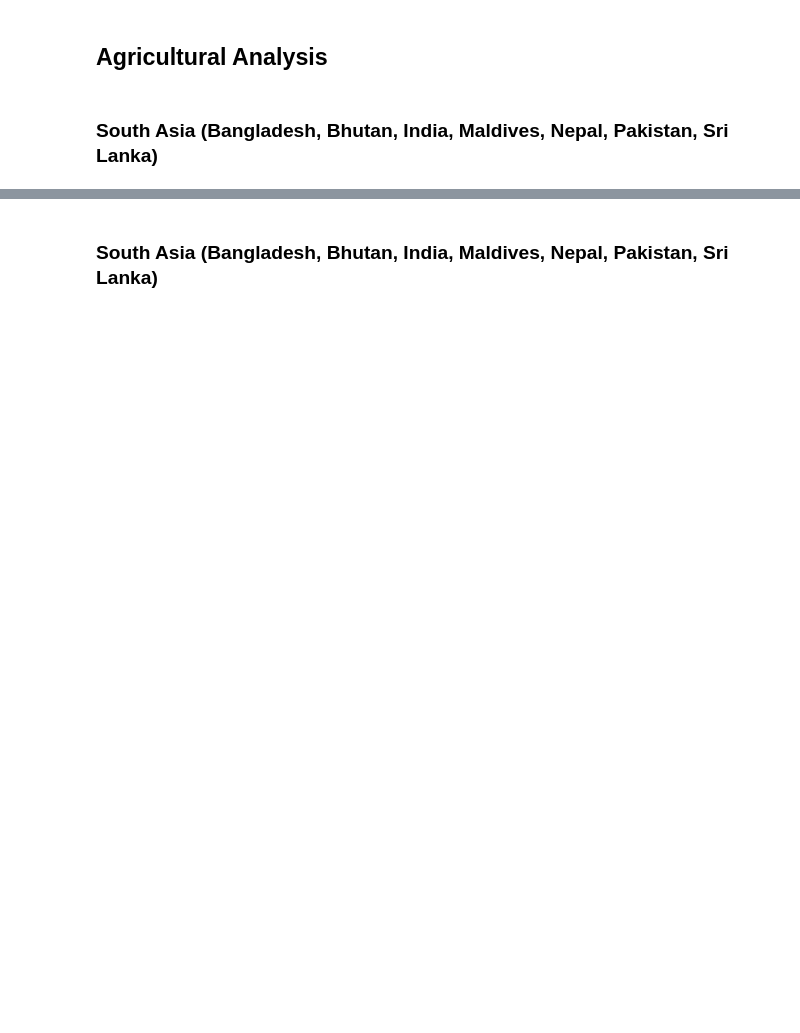
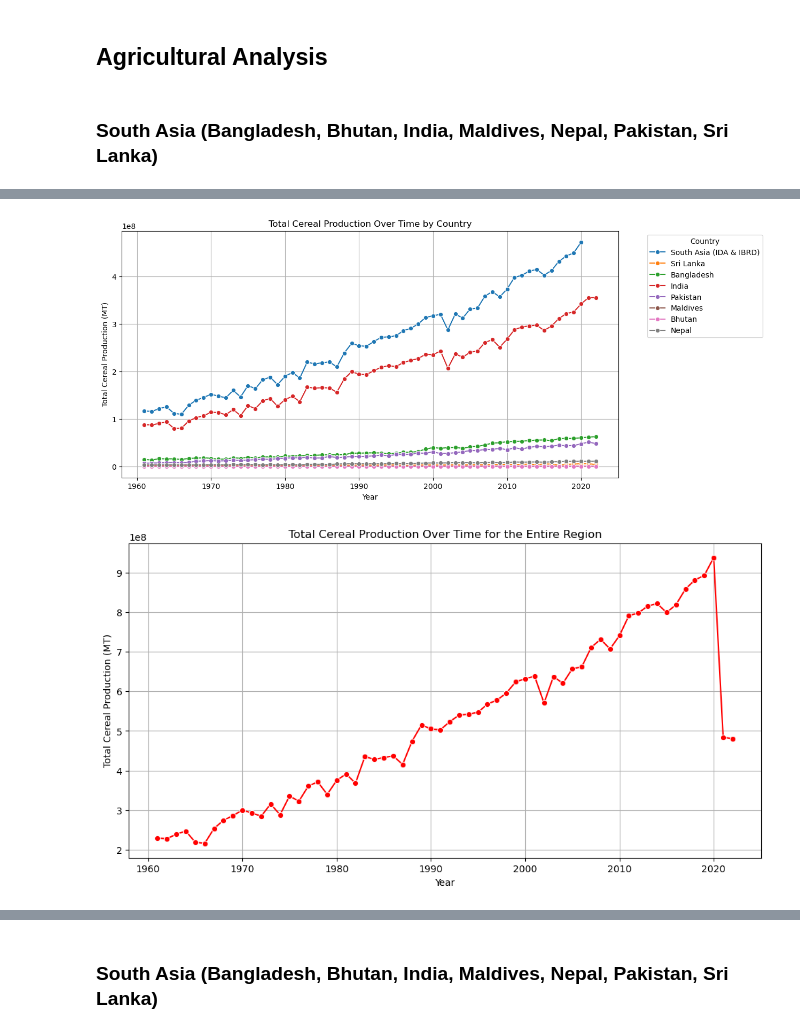
Before and after one commit to eitrager/eep153project, a Jupyter notebook: SA_AG.ipynb, the cells around one changed output, grey strips where cells are left out. Cells and saved outputs as stored; diff of their text form; code cells hidden in the pictures; blank space fills up the shorter version.

```diff
--- a/SA_AG.ipynb
+++ b/SA_AG.ipynb
@@ -108,6 +180,28 @@ RuntimeError: Got error 175 (Invalid format): The indicator was not found. It ma
 # %%
 # Produce total cereal production over time plot for each country, specifying each type of cereal
 # Produce same plot for the whole region
+import seaborn as sns
+plt.figure(figsize=(12, 6))
+sns.lineplot(data=SA_ag, x="Date", y="Cereal Production (MT)", hue="Country", marker="o")
+plt.xlabel("Year")
+plt.ylabel("Total Cereal Production (MT)")
+plt.title("Total Cereal Production Over Time by Country")
+plt.legend(title="Country", bbox_to_anchor=(1.05, 1), loc='upper left')
+plt.grid(True)
+plt.show()
+
+regional_production = SA_ag.groupby("Date")["Cereal Production (MT)"].sum().reset_index()
+
+plt.figure(figsize=(12, 6))
+sns.lineplot(data=regional_production, x="Date", y="Cereal Production (MT)", marker="o", color='red')
+plt.xlabel("Year")
+plt.ylabel("Total Cereal Production (MT)")
+plt.title("Total Cereal Production Over Time for the Entire Region")
+plt.grid(True)
+plt.show()
+# %% [output]
+[figure, added]
+[figure, added]
 # %%
 # Produce Crop Production Index over time plot for each country, specifying top 5 crops (or crops of interest
 # for the Green revolution)
```
Also changed, not shown: parts of 18 cells of this notebook, 1 other file.
